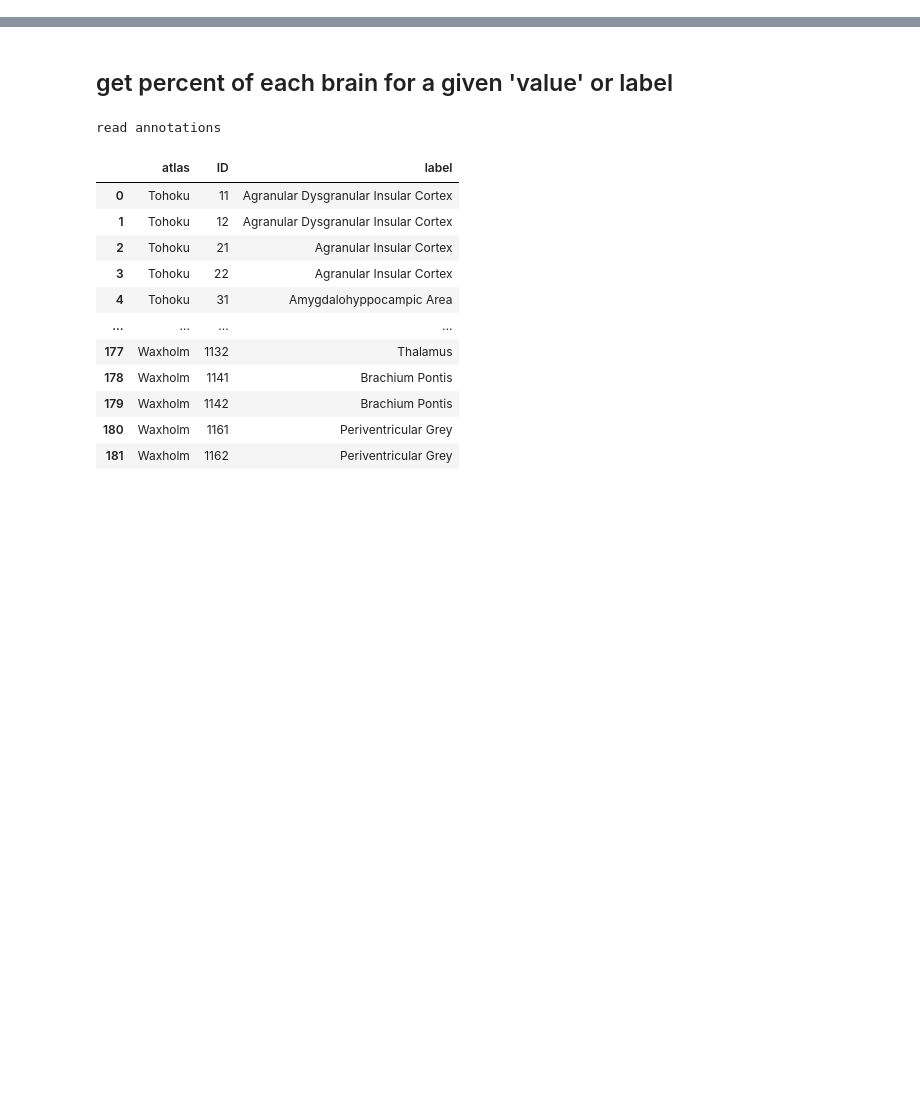
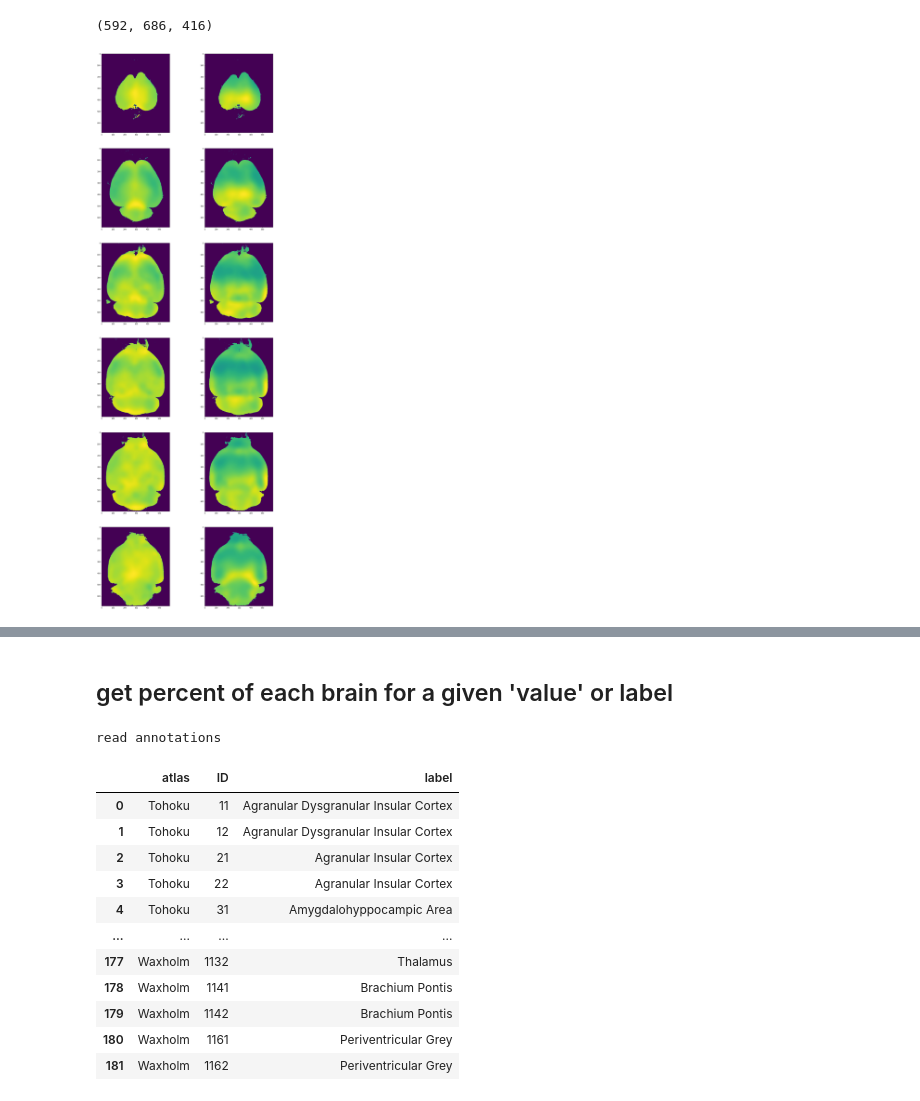
Before and after one commit to PrincetonUniversity/BrainPipe, a Jupyter notebook: tools/analysis/calculating_sexual-dimorphisms.ipynb, the cells around one changed output, grey strips where cells are left out. Cells and saved outputs as stored; diff of their text form; code cells hidden in the pictures; blank space fills up the shorter version.

```diff
--- a/tools/analysis/calculating_sexual-dimorphisms.ipynb
+++ b/tools/analysis/calculating_sexual-dimorphisms.ipynb
@@ -12,0 +24,15 @@ import csv
+# %%
+t1=tif.imread(os.path.join(src,"tiffs/tom1_adjjac.tif"))
+t2=tif.imread(os.path.join(src,"tiffs/tom2_adjjac.tif"))
+t3=tif.imread(os.path.join(src,"tiffs/tom3_adjjac.tif"))
+t4=tif.imread(os.path.join(src,"tiffs/tom4_adjjac.tif"))
+# %%
+r1=tif.imread(os.path.join(src,"tiffs/c514_3_adjjac.tif"))
+r2=tif.imread(os.path.join(src,"tiffs/e106_adjjac.tif"))
+r3=tif.imread(os.path.join(src,"tiffs/k320_adjjac.tif"))
+r4=tif.imread(os.path.join(src,"tiffs/a235_adjjac.tif"))
+# %%
+m = tif.imread('/home/emilyjanedennis/Desktop/for_registration_to_lightsheet/tiffs/avg4_mask.tif')
+# %%
+tomavg = ((t1+t2+t3+t4)*m)/4
+ratavg=((r1+r2+r3+r4)*m)/4
@@ -12,0 +42,15 @@ import csv
+# %%
+np.shape(ratavg)
+# %% [output]
+(592, 686, 416)
+# %%
+listtoplot = [50,100,150,200,250,300]
+l = len(listtoplot)
+fig,ax = plt.subplots(l,2,figsize=(20,60))
+
+for i in np.arange(0,l):
+    ax[i,0].imshow(ndimage.rotate(tomavg[:,:,listtoplot[i]],-90),cmap='viridis')
+    ax[i,1].imshow(ndimage.rotate(ratavg[:,:,listtoplot[i]],-90),cmap='viridis')
+plt.show()
+# %% [output]
+[figure, added]
```
Also changed, not shown: parts of 5 cells of this notebook, 2 other files.
